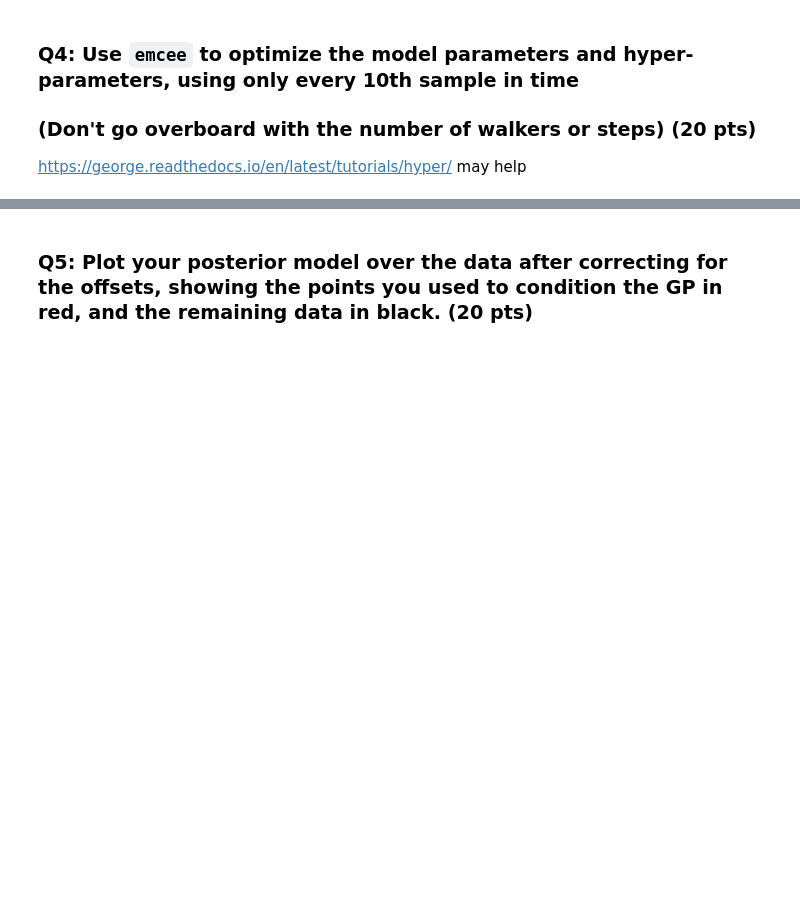
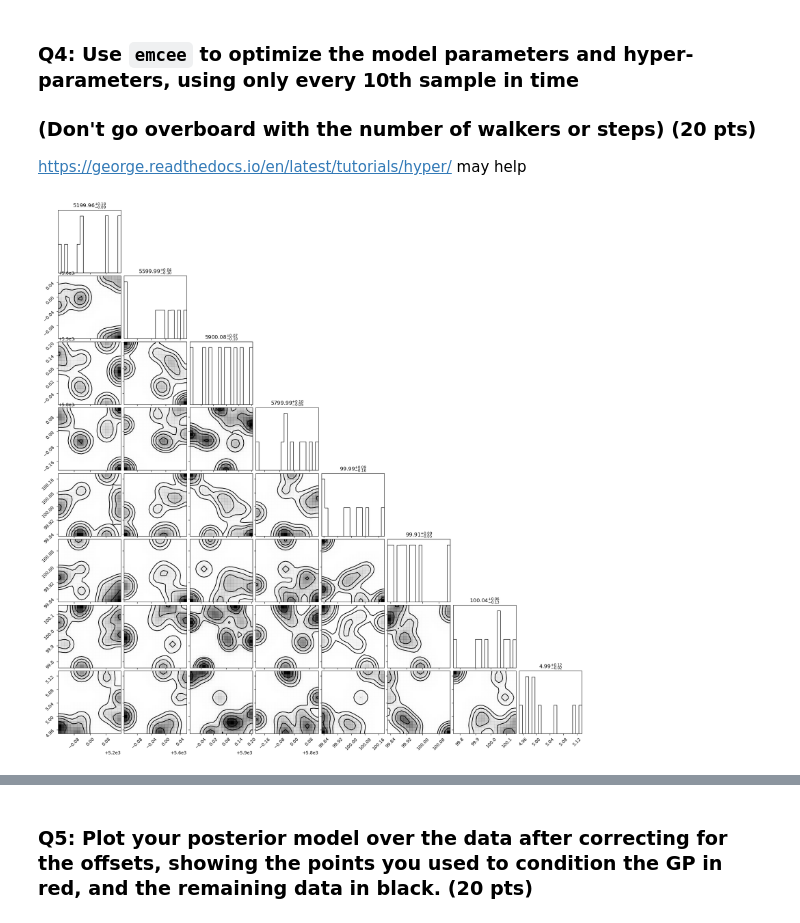
Before and after one commit to gnarayan/ast596_2023_Spring, a Jupyter notebook: homework/HaillePerkins/06/HW06+7.ipynb, the cells around one changed output, grey strips where cells are left out. Drawn from its saved outputs; the diff is of its cells as text; code cells hidden in the pictures; blank space fills up the shorter version.

```diff
--- a/homework/HaillePerkins/06/HW06+7.ipynb
+++ b/homework/HaillePerkins/06/HW06+7.ipynb
@@ -137,8 +131,10 @@ def log_likelihood(p):
         ind = tab['quarter']==q
         t_q = tab[ind]
 
-        y = t_q['flux']
+        y = t_q['flux'][::10] # take every 10th
+        yerr = t_q['error'][::10]
 
+        m = p[0]
         # if 0, the just mean, otherwise add the c offset
         if i ==0:
             c = 0
@@ -146,10 +142,11 @@ def log_likelihood(p):
             c = p[i]
 
         # 4-7 = A, Gamma, P, lambda need for kernel of the gp
-        gp = george.GP(k(p[4], p[5], p[6], p[7]), mean=MeanModel(m=m, c=c))
+        gp = george.GP(k(p[4], p[5], p[6], p[7]), mean=m+c)
+        gp.compute(y, yerr)
 
         # add the log likelihoods together
-        lnlL += gp.log_likelihood(y, quiet=True)
+        lnL += gp.log_likelihood(y, quiet=True)
 
     return lnL
 
@@ -165,11 +162,10 @@ def log_likelihood(p):
 import scipy.stats as st
 # %%
 def log_prior(p):
-
-    p_m = st.norm(p[0], loc=5200, scale=200)
-    p_c1 = st.norm(p[1], loc=5600, scale=200)
-    p_c2 = st.norm(p[2], loc=5900, scale=200)
-    p_c3 = st.norm(p[3], loc=5850, scale=200)
+    p_m = st.uniform.pdf(p[0], loc=5200, scale=200)
+    p_c1 = st.uniform.pdf(p[1], loc=5600, scale=200)
+    p_c2 = st.uniform.pdf(p[2], loc=5900, scale=200)
+    p_c3 = st.uniform.pdf(p[3], loc=5850, scale=200)
     # do I need priors on the other things?? A, Gamma, lmda
     # p_A = st.uniform(p[4], loc=75, scale=50) # 75-125
     # p_Gamma = ???
@@ -186,0 +203,4 @@ def log_post(p):
+# %%
+fig = corner.corner(samples[1000::10,:], plot_countours=True, show_titles=True, smooth=2)
+# %% [output]
+[figure, added]
```
Also changed, not shown: parts of 13 cells of this notebook.
